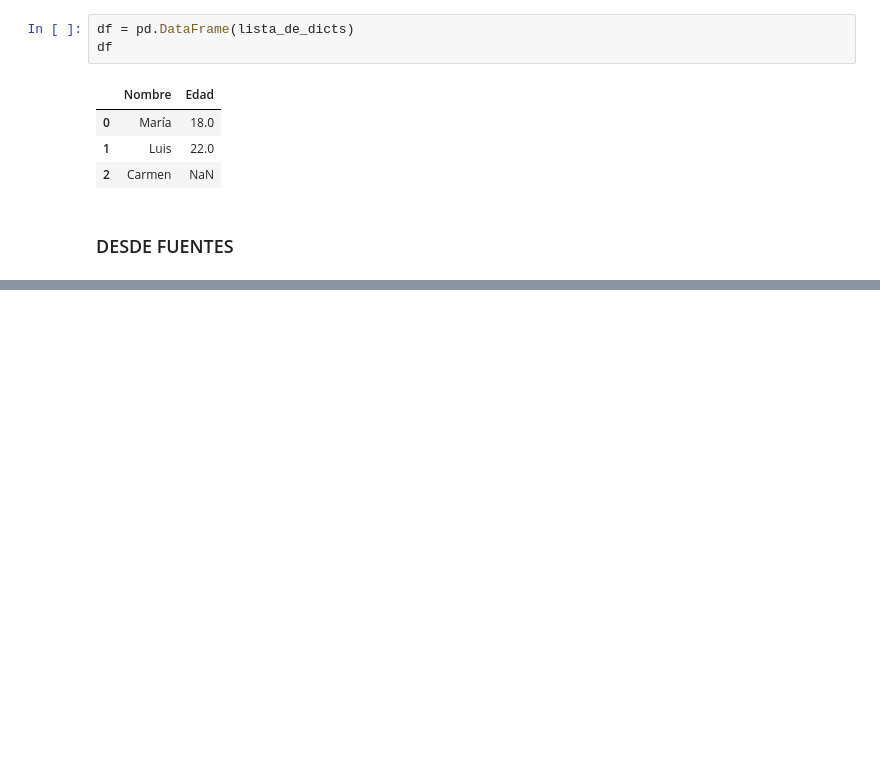
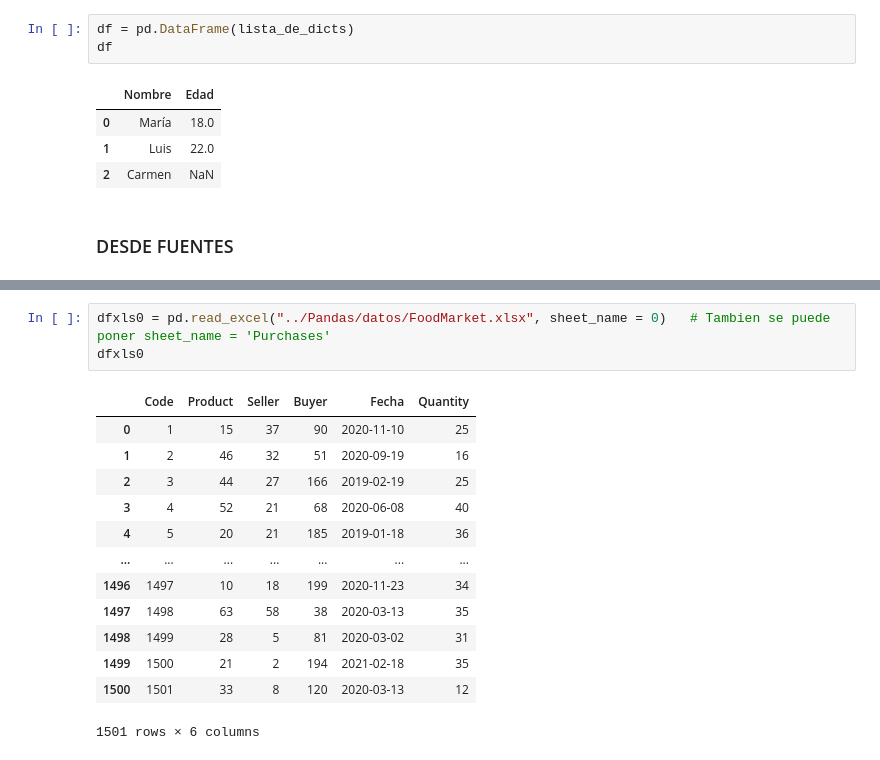
Before and after one commit to CarlosEsteve/python, a Jupyter notebook: Pandas/Pandas.ipynb, the cells around one changed output, grey strips where cells are left out. Drawn from its saved outputs; the diff is of its cells as text; blank space fills up the shorter version.

```diff
--- a/Pandas/Pandas.ipynb
+++ b/Pandas/Pandas.ipynb
@@ -256,0 +326,17 @@ pd.read_csv()
+# %%
+dfxls0 = pd.read_excel("../Pandas/datos/FoodMarket.xlsx", sheet_name = 0)   # Tambien se puede poner sheet_name = 'Purchases'
+dfxls0
+# %% [output]
+|  | Code | Product | Seller | Buyer | Fecha | Quantity |
+| 0 | 1 | 15 | 37 | 90 | 2020-11-10 | 25 |
+| 1 | 2 | 46 | 32 | 51 | 2020-09-19 | 16 |
+| 2 | 3 | 44 | 27 | 166 | 2019-02-19 | 25 |
+| 3 | 4 | 52 | 21 | 68 | 2020-06-08 | 40 |
+| 4 | 5 | 20 | 21 | 185 | 2019-01-18 | 36 |
+| ... | ... | ... | ... | ... | ... | ... |
+| 1496 | 1497 | 10 | 18 | 199 | 2020-11-23 | 34 |
+| 1497 | 1498 | 63 | 58 | 38 | 2020-03-13 | 35 |
+| 1498 | 1499 | 28 | 5 | 81 | 2020-03-02 | 31 |
+| 1499 | 1500 | 21 | 2 | 194 | 2021-02-18 | 35 |
+| 1500 | 1501 | 33 | 8 | 120 | 2020-03-13 | 12 |
+1501 rows × 6 columns
```
Also changed, not shown: parts of 6 cells of this notebook, 3 other files.
